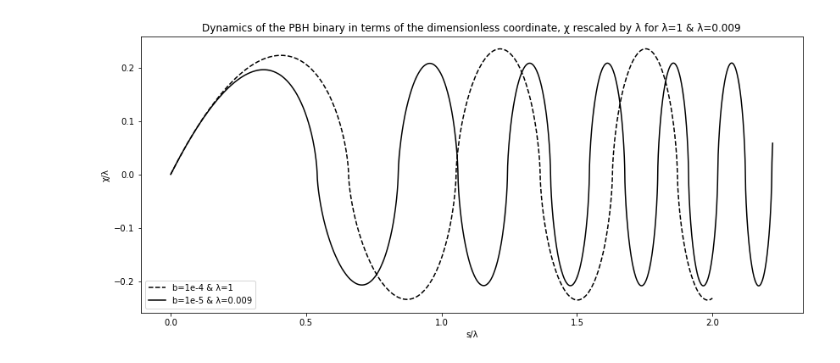
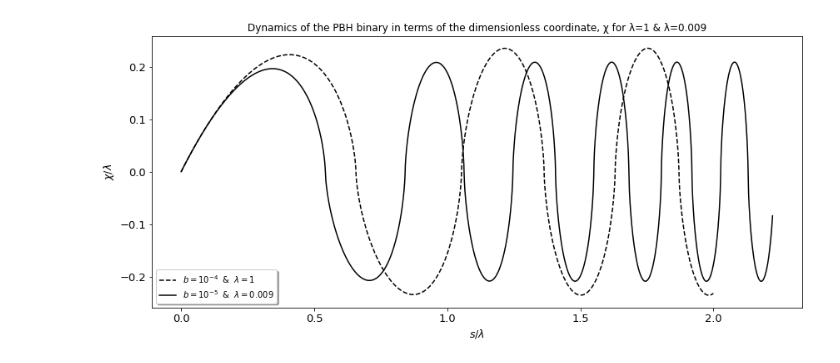
Before and after one commit to pratibhajangra591/Ifca-github, a Jupyter notebook: PBH binary.ipynb, the cells around one changed output. Saved outputs shown, nothing was run; the diff lists cells and outputs as text; code cells hidden in the pictures.

```diff
--- a/PBH binary.ipynb
+++ b/PBH binary.ipynb
@@ -238,46 +239,58 @@ b= 1.0e-04 χ/λ= 0.258
 # %%
 # Reproducing FIG. 1  of Reference paper "The merger rate of primordial-black-hole binaries".
 
+
+#Eq.(16) in "PBH-binary" notes for λ=1.
 def f(u,s):
-    return [u[1], -((s*g(s)+h(s))*((s*u[1]-u[0]))/(h(s)*s**2))-((u[0])/((((h(s)*s)**2))*λ*((u[0]**2+b**2)
-                      #Eq.(6) in "The merger rate of primordial-black-hole binaries"                                                                     **(3/2))))]
+        return [u[1], -((s*g(s)+h(s))*((s*u[1]-u[0]))/(h(s)*s**2))-((u[0])/((((h(s)*s)**2))*
+                                                            λ*((u[0]**2+b**2)**(3/2))))]
 
 λ=1
 b=1e-4
 separation0= [1e-10,1]
 ss= np.linspace(1e-10,2,10000)
 us= odeint(f,separation0,ss)
 separations= us[:,0]
 As=ss/λ
 Bs=separations/λ
 
 
+
+#Eq.(16) in "PBH-binary" notes for λ<<1 i.e. λ=0.009(say) which corresponds to the radiation domination era.
 def j(n,p):
-    return [n[1], ((p*n[1]-n[0])/(p**2))-((n[0]*(p**2))/(λ*((n[0]**2+c**2)**(3/2))))]
-                   #Eq.(9) in "The merger rate of primordial-black-hole binaries"
+    return [n[1], -((p*g(p)+h(p))*((p*n[1]-n[0]))/(h(p)*p**2))-((n[0])/((((h(p)*p)**2))*
+                                                            λ*((n[0]**2+c**2)**(3/2))))]
 
 z0= [1e-12,1]
 λ=0.009
 c=1e-6
 ps= np.linspace(1e-12,2e-2,6000)
 ns= odeint(j,z0,ps)
 zs= ns[:,0]
 Ps=ps/λ
 Zs=zs/λ
 
+plt.figure(figsize=(14, 6))
+plt.rc('lines', linewidth=1.5)
+plt.xticks(fontsize=13)
+plt.yticks(fontsize=13)
 
-
-plt.figure(figsize=(14, 6))
 
 plt.plot(As,Bs,'k--')
 plt.plot(Ps,Zs,'k')
+plt.xlabel('$s/λ$',fontsize=12.5)
+plt.ylabel('$χ/λ$',fontsize=12.5)
+plt.legend(["$b=10^{-4}\hspace{0.6} & \hspace{0.6} λ=1 $","$b=10^{-5}\hspace{0.6}& \hspace{0.6} λ=0.009$"],
+           prop = {'size':10}, facecolor = 'white',loc='lower left', shadow = True,fontsize=39)
+plt.title('Dynamics of the PBH binary in terms of the dimensionless coordinate, χ for λ=1 & λ=0.009')
 
-plt.xlabel('s/λ')
-plt.ylabel('χ/λ')
-labels = ["b=1e-4 & λ=1","b=1e-5 & λ=0.009"]
-plt.legend(labels,loc="lower left")
-plt.title('Dynamics of the PBH binary in terms of the dimensionless coordinate, χ rescaled by λ for λ=1 & λ=0.009')
-plt.savefig("6.jpg",dpi=100)
+
+plt.savefig("5.pdf")
 plt.show()
+
+
+# The graph shows that, in the limit λ<<1, the PBH pair effectively decouples from the Hubble expansion
+# deep in the radiation-domination era corresponding to s<<1. In this case, the  binary effectively
+# decouples from the Hubble flow at s ≈ λ/3.
 # %% [output]
-[figure, old version]
+[figure, new version]
```
Also changed, not shown: parts of 27 cells of this notebook.
